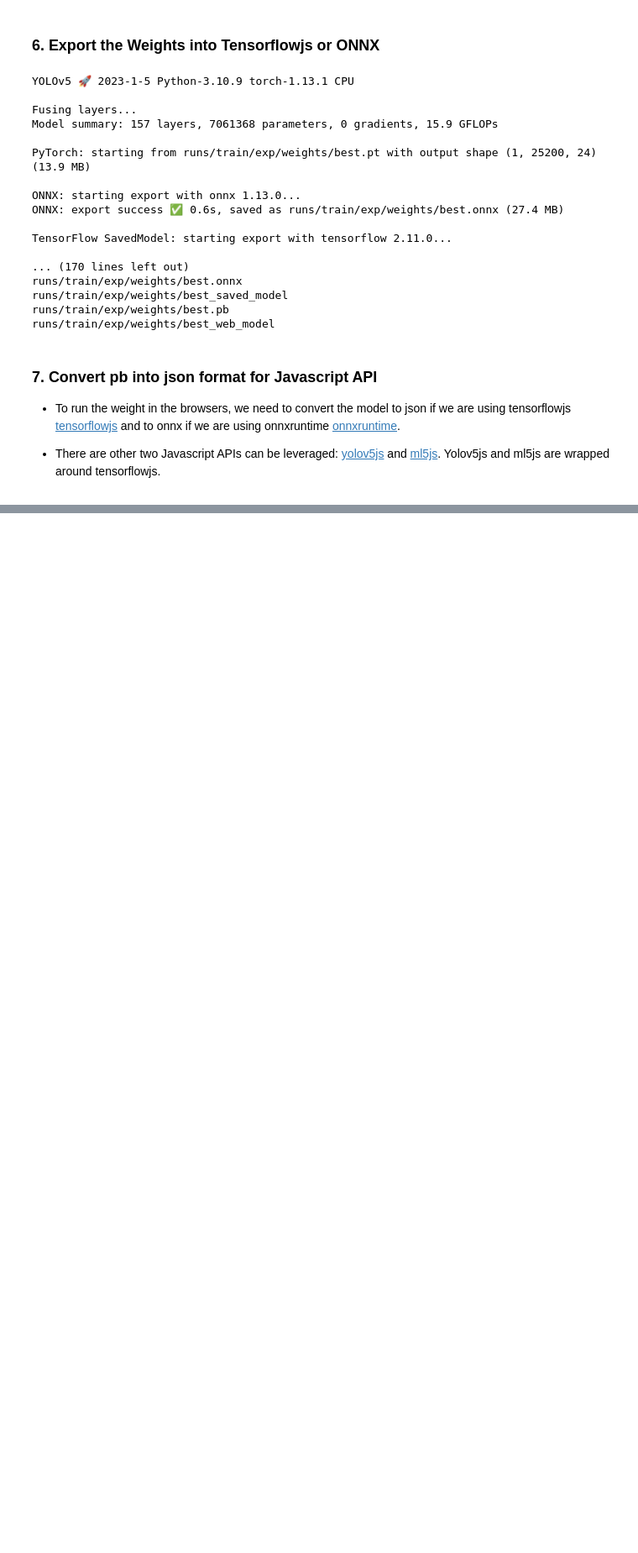
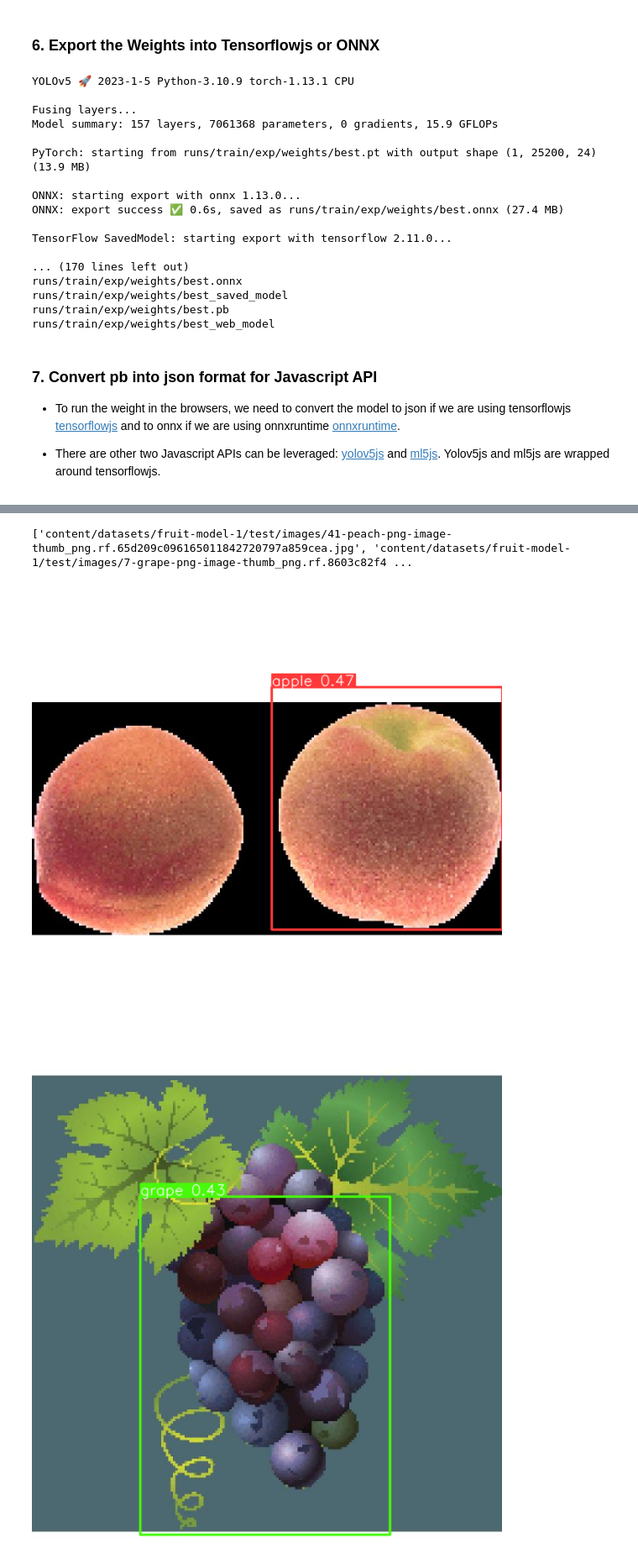
Before and after one commit to aakinlalu/Imageobject-Classification-Detection, a Jupyter notebook: notebook-yolov5/yolov5-note.ipynb, the cells around one changed output, grey strips where cells are left out. Shown at 84% size. Cells and saved outputs as stored; diff of their text form; code cells hidden in the pictures; blank space fills up the shorter version.

Commit message:
Add tensorflowjs API to customised model on browser

```diff
--- a/notebook-yolov5/yolov5-note.ipynb
+++ b/notebook-yolov5/yolov5-note.ipynb
@@ -173,0 +178,6 @@ and to onnx if we are using onnxruntime [onnxruntime](!https://onnxruntime.ai/do
+# %%
+import yolov5
+
+# set model params
+model_path = 'runs/train/exp/weights/best.pt'
+device = 'cpu' # cuda:0
@@ -173,0 +186,2 @@ and to onnx if we are using onnxruntime [onnxruntime](!https://onnxruntime.ai/do
+# %%
+model = yolov5.load(model_path, device=device)
@@ -173,0 +190,12 @@ and to onnx if we are using onnxruntime [onnxruntime](!https://onnxruntime.ai/do
+# %%
+filepath = "content/datasets/fruit-model-1/test/images"
+bag_of_images = [ f"{filepath}/{filename}" for filename in os.listdir(f'content/datasets/fruit-model-1/test/images')]
+print(bag_of_images)
+# %% [output]
+['content/datasets/fruit-model-1/test/images/41-peach-png-image-thumb_png.rf.65d209c096165011842720797a859cea.jpg', 'content/datasets/fruit-model-1/test/images/7-grape-png-image-thumb_png.rf.8603c82f4 ...
+# %%
+results = model(bag_of_images, augment=True)
+results.show()
+# %% [output]
+[figure, added]
+[figure, added]
```
Also changed, not shown: parts of 7 cells of this notebook, 4 other files.
